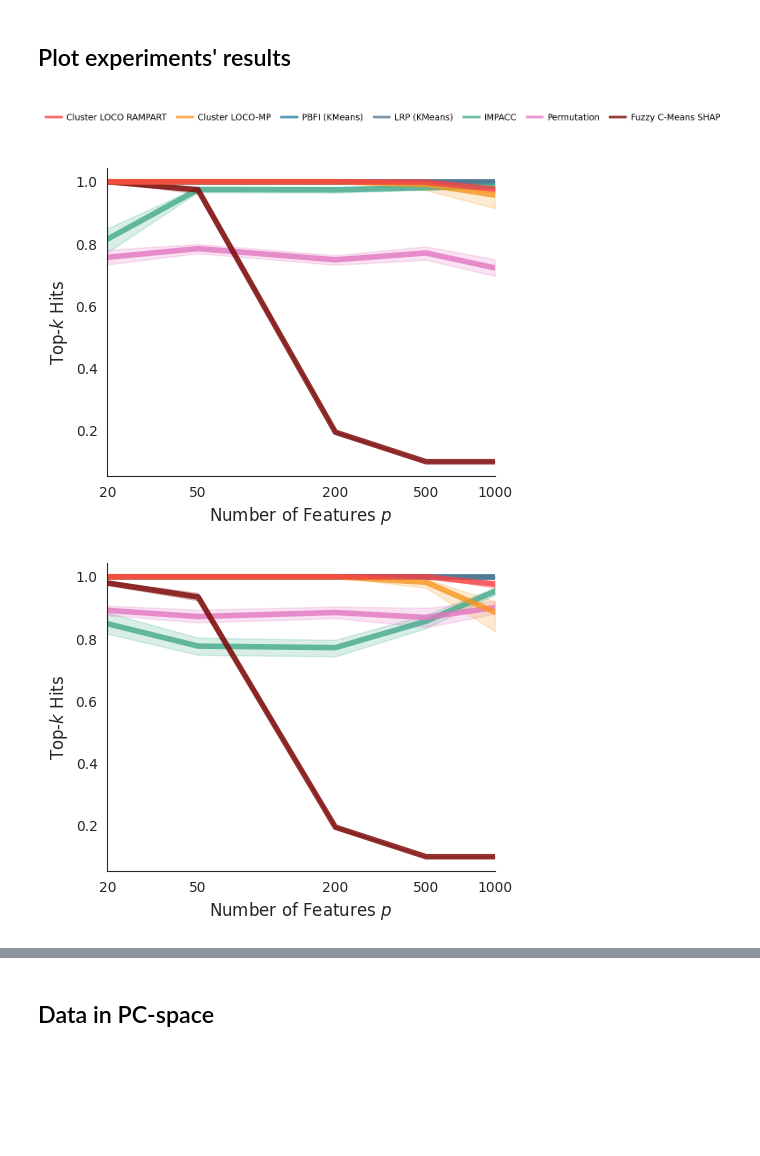
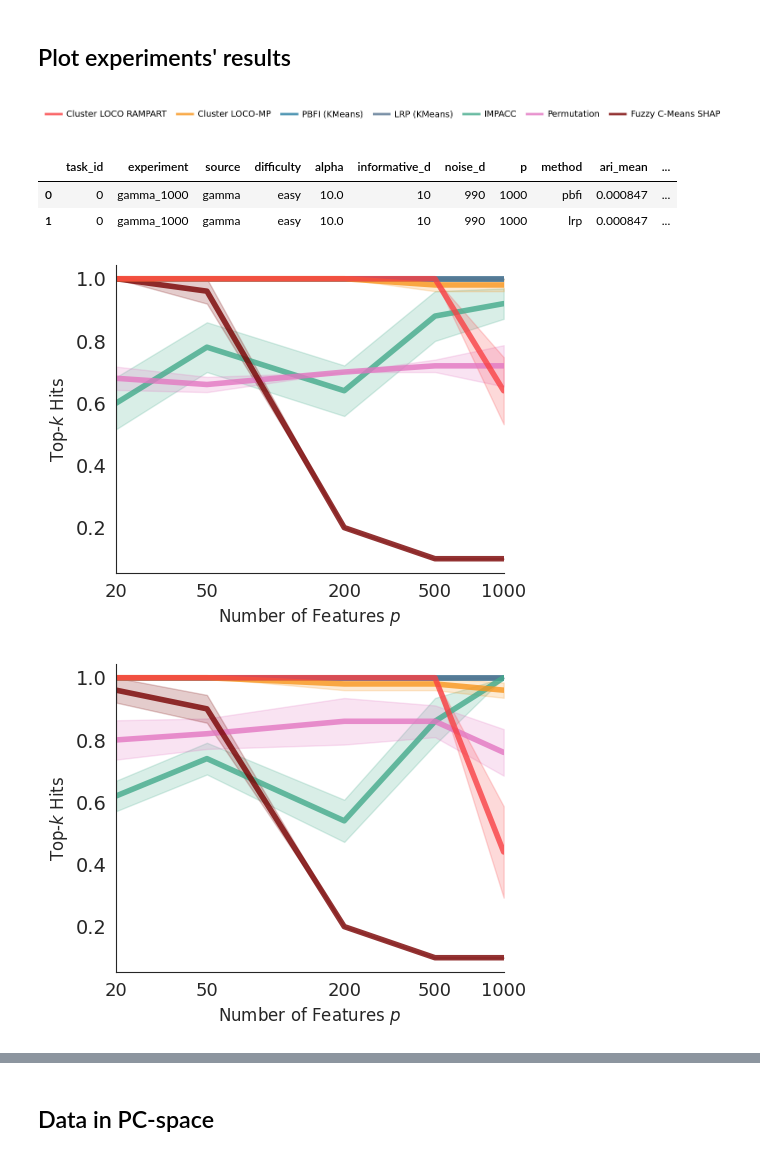
Before and after one commit to DataSlingers/ClusterLOCO, a Jupyter notebook: paper_figures/Figure2.ipynb, the cells around one changed output, grey strips where cells are left out. Cells and saved outputs as stored; diff of their text form; code cells hidden in the pictures; blank space fills up the shorter version.

Commit message:
Recover Figure 2 notebook changes

```diff
--- a/paper_figures/Figure2.ipynb
+++ b/paper_figures/Figure2.ipynb
@@ -281,65 +243,39 @@ def style_axis(ax, title, group_centers, p_values):
 # %%
 import matplotlib.pyplot as plt
 from matplotlib.lines import Line2D
-
 base_colors = {
     "rampart": "#f94144",
     "cloc": "#f8961e",
     "pbfi": "#277da1",
     "lrp": "#577590",
     "impacc": "#43aa8b",
     "perm": "#e377c2",
     "cshap": "#780000",
 }
-
 label_map = {
     "rampart": "Cluster LOCO RAMPART",
     "cloc": "Cluster LOCO-MP",
     "pbfi": "PBFI (KMeans)",
     "lrp": "LRP (KMeans)",
     "impacc": "IMPACC",
     "perm": "Permutation",
     "cshap": "Fuzzy C-Means SHAP",
 }
-
 order = ["rampart", "cloc", "pbfi", "lrp", "impacc", "perm", "cshap"]
-
-handles = [
-    Line2D(
-        [0], [0],
-        color=base_colors[m],
-        lw=4,
-        marker="o",
-        markersize=0,
-        label=label_map[m],
-        alpha=0.8,
-    )
-    for m in order
-]
+handles = [Line2D([0], [0], color=base_colors[m], lw=4, marker="o", markersize=0, label=label_map[m], alpha=0.8)
+    for m in order]
 
 fig, ax = plt.subplots(figsize=(10, 1.2))
 ax.axis("off")
-
-legend = ax.legend(
-    handles=handles,
-    loc="center",
-    ncol=len(order),
-    frameon=False,
-    handlelength=1.8,
-    handletextpad=0.6,
-    columnspacing=1.2,
-    fontsize=14,
-)
-
+legend = ax.legend(handles=handles, loc="center", ncol=len(order), frameon=False,
+    handlelength=1.8, handletextpad=0.6, columnspacing=1.2, fontsize=14)
 fig.tight_layout()
-
 # optional
-fig.savefig("../figures/fig2_legend.pdf", bbox_inches="tight", dpi=300)
+#fig.savefig("../figures/fig2_legend.pdf", bbox_inches="tight", dpi=300)
 # fig.savefig("legend_only.png", bbox_inches="tight", dpi=300)
-
 plt.show()
 # %% [output]
-[figure, old version]
+[figure, new version]
 # %%
 import seaborn as sns
 import matplotlib.pyplot as plt
@@ -416,9 +359,15 @@ def get_lineplot_parentheses_labels(df_avg, source, difficulty, p_order=[20, 50,
+# %%
+df.head(2)
+# %% [output]
+|  | task_id | experiment | source | difficulty | alpha | informative_d | noise_d | p | method | ari_mean | ... |
+| 0 | 0 | gamma_1000 | gamma | easy | 10.0 | 10 | 990 | 1000 | pbfi | 0.000847 | ... |
+| 1 | 0 | gamma_1000 | gamma | easy | 10.0 | 10 | 990 | 1000 | lrp | 0.000847 | ... |
 # %%
-fig, ax = get_lineplot_parentheses_labels(df_avg, 'gaussian', 'easy', title='', figsize=(5, 4), base_clusterer ='KMeans', save_file='../figures/fig2_GMM_easier.pdf')
+fig, ax = get_lineplot_parentheses_labels(df, 'gaussian', 'easy', title='', figsize=(5, 4), base_clusterer ='KMeans', save_file='../figures/fig2_GMM_easier.pdf')
 # %% [output]
-[figure, old version]
+[figure, new version]
 # %%
-fig, ax = get_lineplot_parentheses_labels(df_avg, 'gaussian', 'medium', title='', figsize=(5, 4),base_clusterer ='KMeans',  save_file='../figures/fig2_GMM_harder.pdf')
+fig, ax = get_lineplot_parentheses_labels(df_avg, 'gaussian', 'hard', title='', figsize=(5, 4),base_clusterer ='KMeans',  save_file='../figures/fig2_GMM_harder.pdf')
 # %% [output]
-[figure, old version]
+[figure, new version]
 # %%
```
Also changed, not shown: parts of 26 cells of this notebook.
